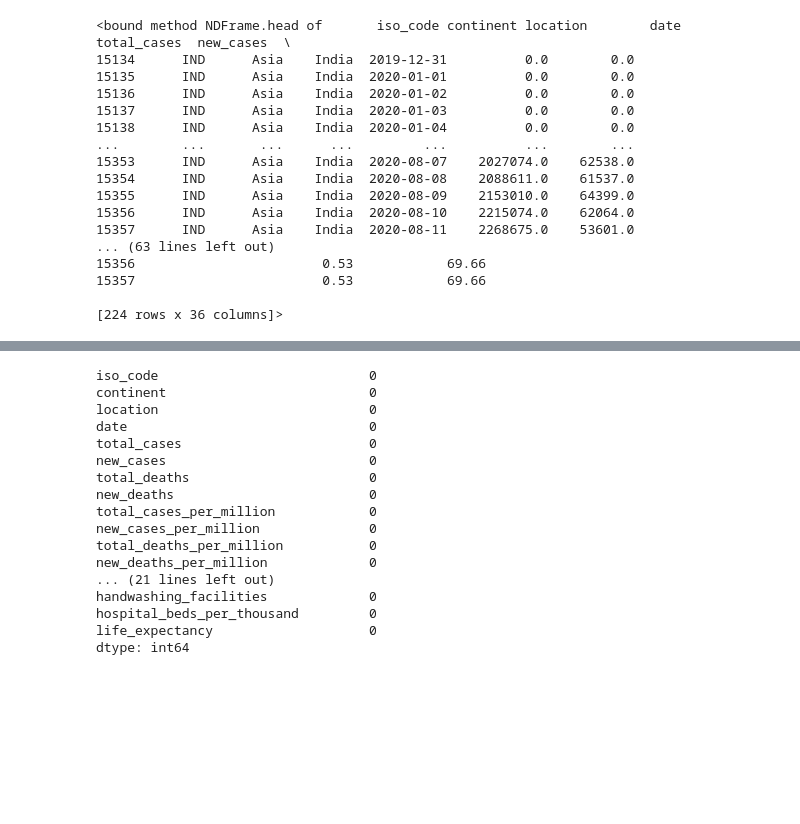
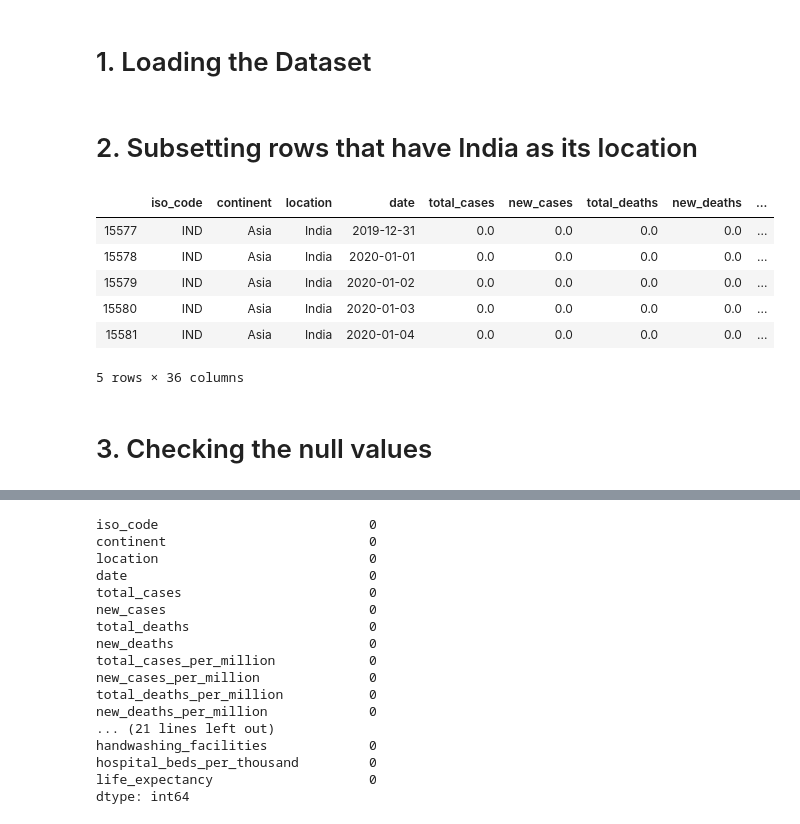
Before and after one commit to Abishek15592/COVID_Project, a Jupyter notebook: COVID Project.ipynb, the cells around one changed output, grey strips where cells are left out. Saved outputs shown, nothing was run; the diff lists cells and outputs as text; code cells hidden in the pictures; blank space fills up the shorter version.

```diff
--- a/COVID Project.ipynb
+++ b/COVID Project.ipynb
@@ -2,27 +4,23 @@
 import pandas as pd
 import numpy as np
 import matplotlib.pyplot as plt
+# %% [markdown]
+# 1. Loading the Dataset
 # %%
 data = pd.read_csv("https://covid.ourworldindata.org/data/owid-covid-data.csv")
+# %% [markdown]
+# 2. Subsetting rows that have India as its location
 # %%
 data = data[data["location"] == "India"]
 # %%
-data.head
+data.head(5)
 # %% [output]
+|  | iso_code | continent | location | date | total_cases | new_cases | total_deaths | new_deaths | ... |
+| 15577 | IND | Asia | India | 2019-12-31 | 0.0 | 0.0 | 0.0 | 0.0 | ... |
+| 15578 | IND | Asia | India | 2020-01-01 | 0.0 | 0.0 | 0.0 | 0.0 | ... |
+| 15579 | IND | Asia | India | 2020-01-02 | 0.0 | 0.0 | 0.0 | 0.0 | ... |
+| 15580 | IND | Asia | India | 2020-01-03 | 0.0 | 0.0 | 0.0 | 0.0 | ... |
+| 15581 | IND | Asia | India | 2020-01-04 | 0.0 | 0.0 | 0.0 | 0.0 | ... |
-<bound method NDFrame.head of       iso_code continent location        date  total_cases  new_cases  \
-15134      IND      Asia    India  2019-12-31          0.0        0.0
-15135      IND      Asia    India  2020-01-01          0.0        0.0
-15136      IND      Asia    India  2020-01-02          0.0        0.0
-15137      IND      Asia    India  2020-01-03          0.0        0.0
-15138      IND      Asia    India  2020-01-04          0.0        0.0
-...        ...       ...      ...         ...          ...        ...
-15353      IND      Asia    India  2020-08-07    2027074.0    62538.0
-15354      IND      Asia    India  2020-08-08    2088611.0    61537.0
-15355      IND      Asia    India  2020-08-09    2153010.0    64399.0
-15356      IND      Asia    India  2020-08-10    2215074.0    62064.0
-15357      IND      Asia    India  2020-08-11    2268675.0    53601.0
-... (63 lines left out)
-15356                        0.53            69.66
-15357                        0.53            69.66
-
-[224 rows x 36 columns]>
+5 rows × 36 columns
+# %% [markdown]
+# 3. Checking the null values
```
Also changed, not shown: parts of 33 cells of this notebook.
